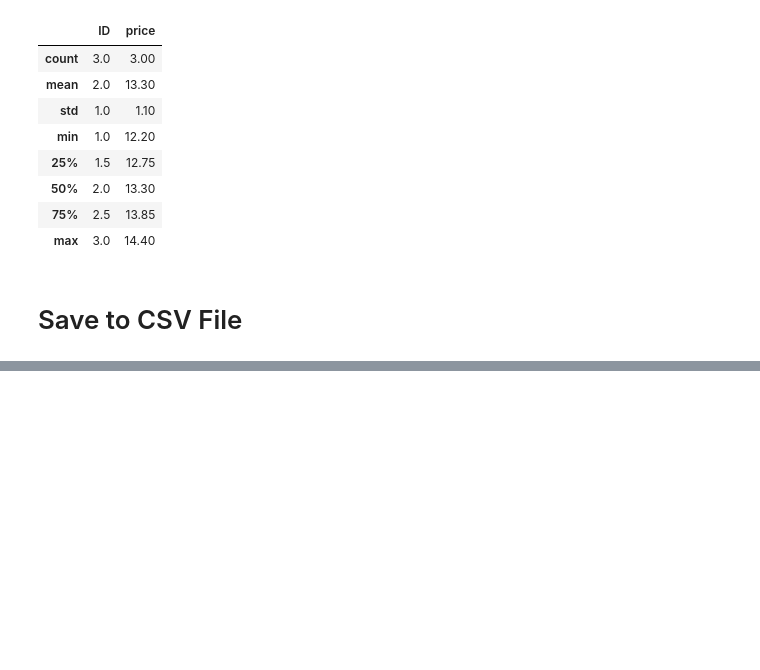
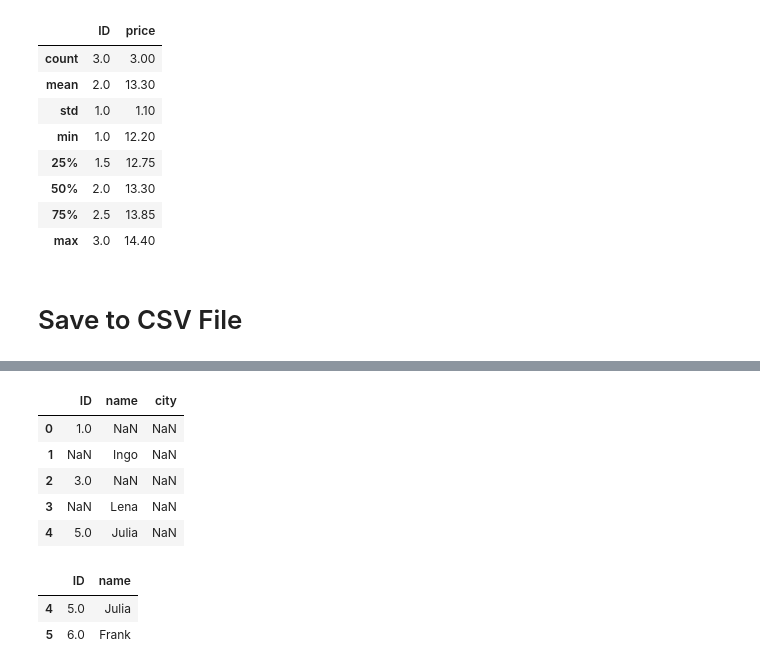
Before and after one commit to rbiotblbk/ML, a Jupyter notebook: 03_Pandas/01_Pandas_Intro.ipynb, the cells around one changed output, grey strips where cells are left out. Drawn from its saved outputs; the diff is of its cells as text; code cells hidden in the pictures; blank space fills up the shorter version.

```diff
--- a/03_Pandas/01_Pandas_Intro.ipynb
+++ b/03_Pandas/01_Pandas_Intro.ipynb
@@ -689,0 +767,23 @@ df.to_csv("output.csv", index = False, sep = "|") # with custom separator instea
+# %%
+data = {
+    "ID": [1,np.nan,3,np.nan,5,6,np.nan],
+    "name" : [np.nan, "Ingo", np.nan, "Lena", "Julia", "Frank",np.nan],
+    "city" : np.nan
+}
+
+df = pd.DataFrame(data)
+
+df.head()
+# %% [output]
+|  | ID | name | city |
+| 0 | 1.0 | NaN | NaN |
+| 1 | NaN | Ingo | NaN |
+| 2 | 3.0 | NaN | NaN |
+| 3 | NaN | Lena | NaN |
+| 4 | 5.0 | Julia | NaN |
+# %%
+df.dropna()
+# %% [output]
+|  | ID | name |
+| 4 | 5.0 | Julia |
+| 5 | 6.0 | Frank |
```
Also changed, not shown: parts of 39 cells of this notebook, 2 other files.
